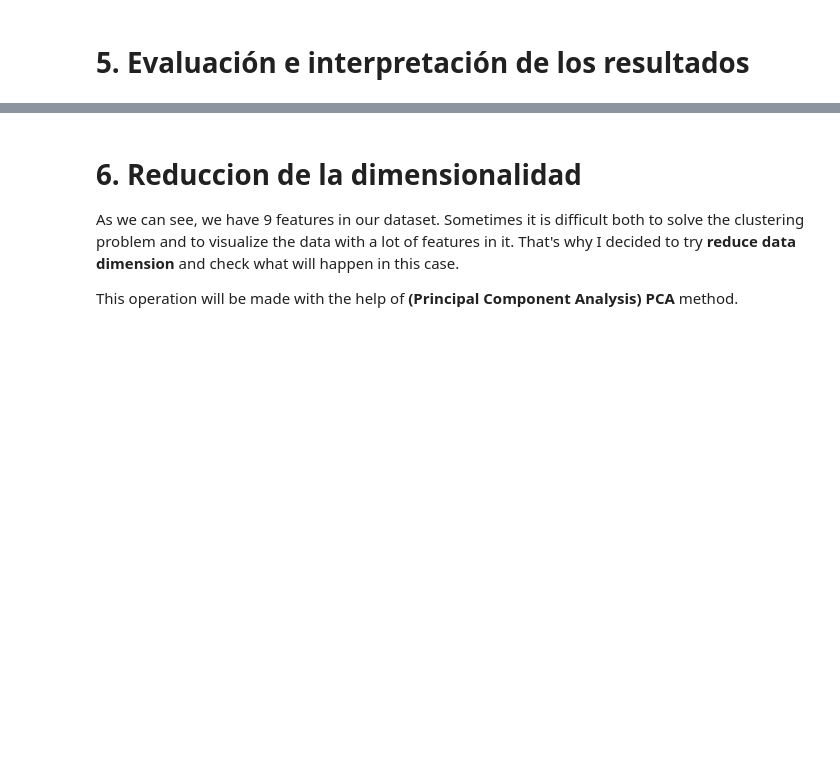
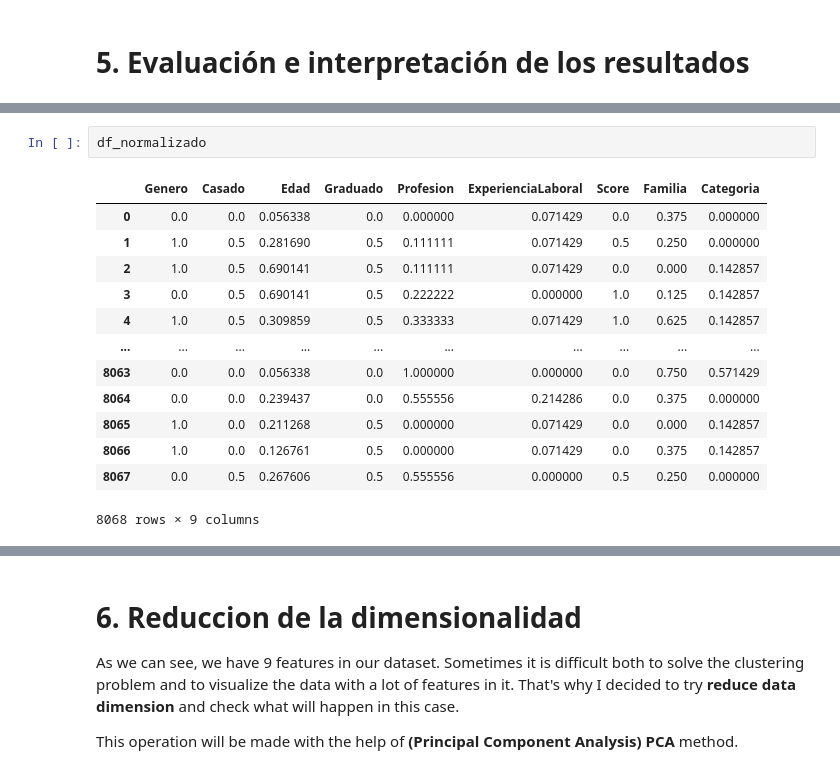
Before and after one commit to adriancarmona999/Analisis-de-estrategias-de-clustering-en-la-economia, a Jupyter notebook: automobile-customer-clustering-k-means-pca.ipynb, the cells around one changed output, grey strips where cells are left out. Saved outputs shown, nothing was run; the diff lists cells and outputs as text; blank space fills up the shorter version.

```diff
--- a/automobile-customer-clustering-k-means-pca.ipynb
+++ b/automobile-customer-clustering-k-means-pca.ipynb
@@ -535,0 +607,16 @@ plt.show()
+# %%
+df_normalizado
+# %% [output]
+|  | Genero | Casado | Edad | Graduado | Profesion | ExperienciaLaboral | Score | Familia | Categoria |
+| 0 | 0.0 | 0.0 | 0.056338 | 0.0 | 0.000000 | 0.071429 | 0.0 | 0.375 | 0.000000 |
+| 1 | 1.0 | 0.5 | 0.281690 | 0.5 | 0.111111 | 0.071429 | 0.5 | 0.250 | 0.000000 |
+| 2 | 1.0 | 0.5 | 0.690141 | 0.5 | 0.111111 | 0.071429 | 0.0 | 0.000 | 0.142857 |
+| 3 | 0.0 | 0.5 | 0.690141 | 0.5 | 0.222222 | 0.000000 | 1.0 | 0.125 | 0.142857 |
+| 4 | 1.0 | 0.5 | 0.309859 | 0.5 | 0.333333 | 0.071429 | 1.0 | 0.625 | 0.142857 |
+| ... | ... | ... | ... | ... | ... | ... | ... | ... | ... |
+| 8063 | 0.0 | 0.0 | 0.056338 | 0.0 | 1.000000 | 0.000000 | 0.0 | 0.750 | 0.571429 |
+| 8064 | 0.0 | 0.0 | 0.239437 | 0.0 | 0.555556 | 0.214286 | 0.0 | 0.375 | 0.000000 |
+| 8065 | 1.0 | 0.0 | 0.211268 | 0.5 | 0.000000 | 0.071429 | 0.0 | 0.000 | 0.142857 |
+| 8066 | 1.0 | 0.0 | 0.126761 | 0.5 | 0.000000 | 0.071429 | 0.0 | 0.375 | 0.142857 |
+| 8067 | 0.0 | 0.5 | 0.267606 | 0.5 | 0.555556 | 0.000000 | 0.5 | 0.250 | 0.000000 |
+8068 rows × 9 columns
```
Also changed, not shown: parts of 21 cells of this notebook, 1 other file.
